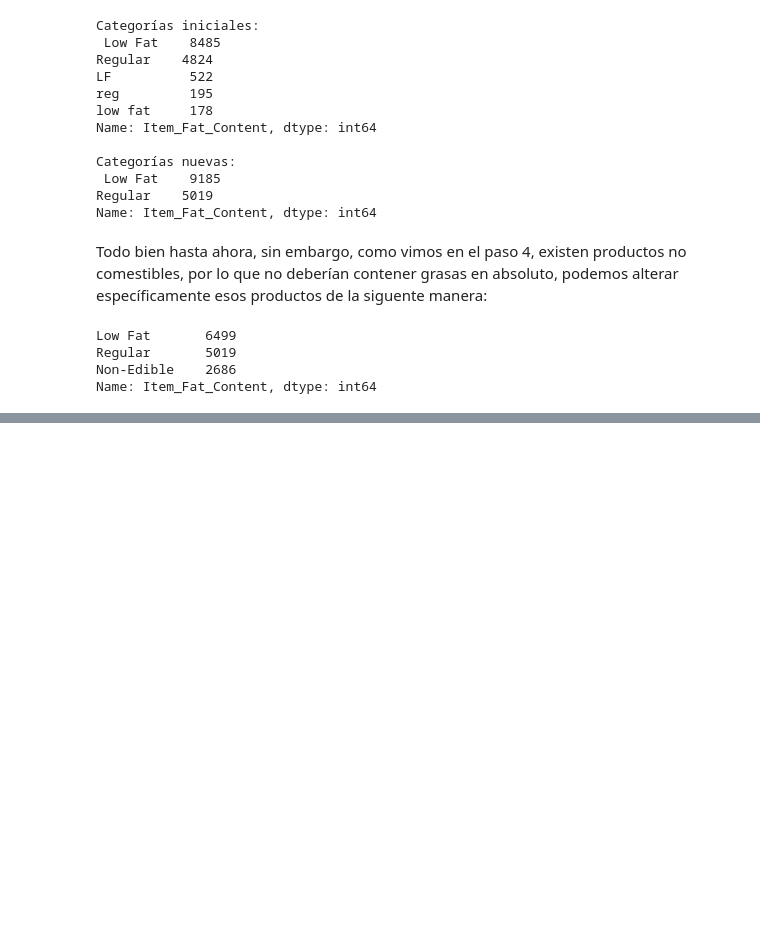
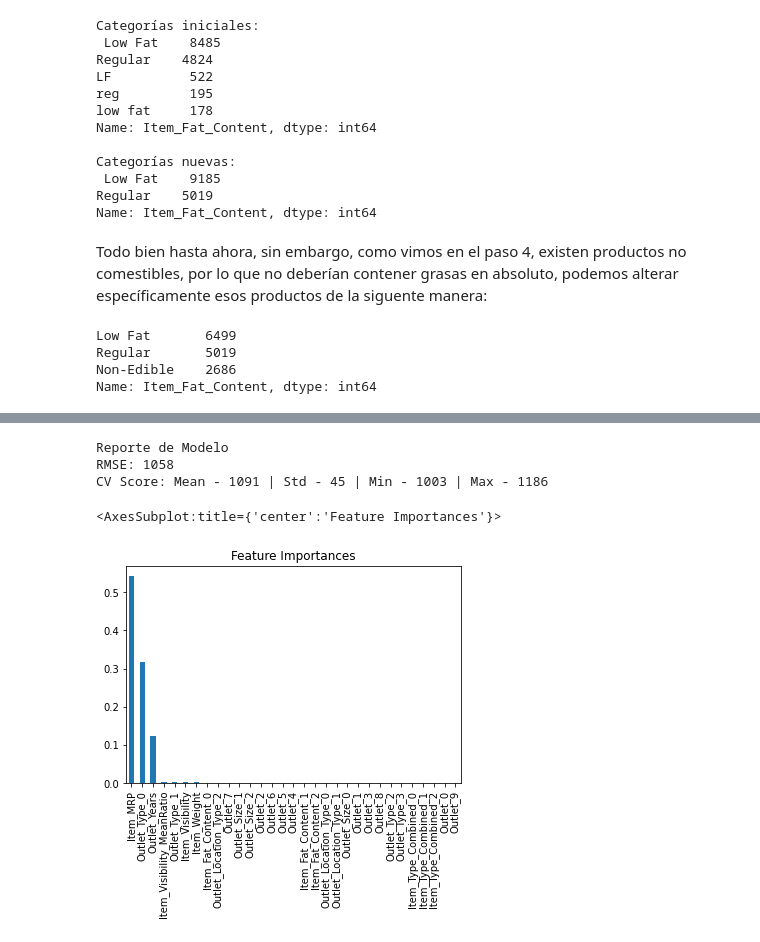
Before and after one commit to YoungOak/dataAnalysis, a Jupyter notebook: bigMart_analitic_process.ipynb, the cells around one changed output, grey strips where cells are left out. Saved outputs shown, nothing was run; the diff lists cells and outputs as text; code cells hidden in the pictures; blank space fills up the shorter version.

```diff
--- a/bigMart_analitic_process.ipynb
+++ b/bigMart_analitic_process.ipynb
@@ -335,0 +383,15 @@ Name: Item_Fat_Content, dtype: int64
+# %%
+# Podemos descartar los datos que ya han sido convertidos a otros tipos directamente.
+data.drop(['Item_Type', 'Outlet_Establishment_Year'], axis=1, inplace=True)
+
+# Y generamos los segmentos de train y test en variantes separadas
+train = data.loc[data['source'] == 'train'].copy()
+test = data.loc[data['source'] == 'test'].copy()
+
+# Respectivamente vovlevmos a descartar las columnas que no son pertinentes para cada caso
+test.drop(['Item_Outlet_Sales', 'source'], axis=1, inplace=True)
+train.drop(['source'], axis=1, inplace=True)
+
+# Finalmente se exportan como archivos nuevos
+train.to_csv('train_modified.csv', index=False)
+test.to_csv('test_modified.csv', index=False)
@@ -335,0 +456,13 @@ Name: Item_Fat_Content, dtype: int64
+# %%
+from sklearn.tree import DecisionTreeRegressor
+predictors = [x for x in train.columns if x not in [target]+IDcol]
+alg3 = DecisionTreeRegressor(max_depth=15, min_samples_leaf=100)
+modelfit(alg3, train, test, predictors, target, IDcol, 'alg3.csv')
+coef3 = pd.Series(alg3.feature_importances_, predictors).sort_values(ascending=False)
+coef3.plot(kind='bar', title='Feature Importances')
+# %% [output]
+Reporte de Modelo
+RMSE: 1058
+CV Score: Mean - 1091 | Std - 45 | Min - 1003 | Max - 1186
+<AxesSubplot:title={'center':'Feature Importances'}>
+[figure, added]
```
Also changed, not shown: parts of 20 cells of this notebook, 9 other files.
